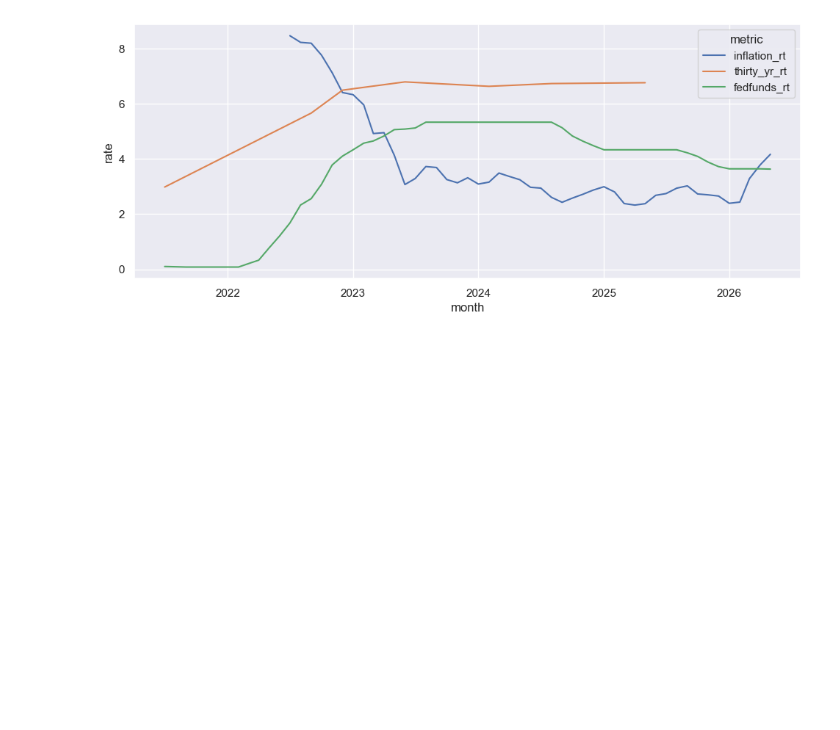
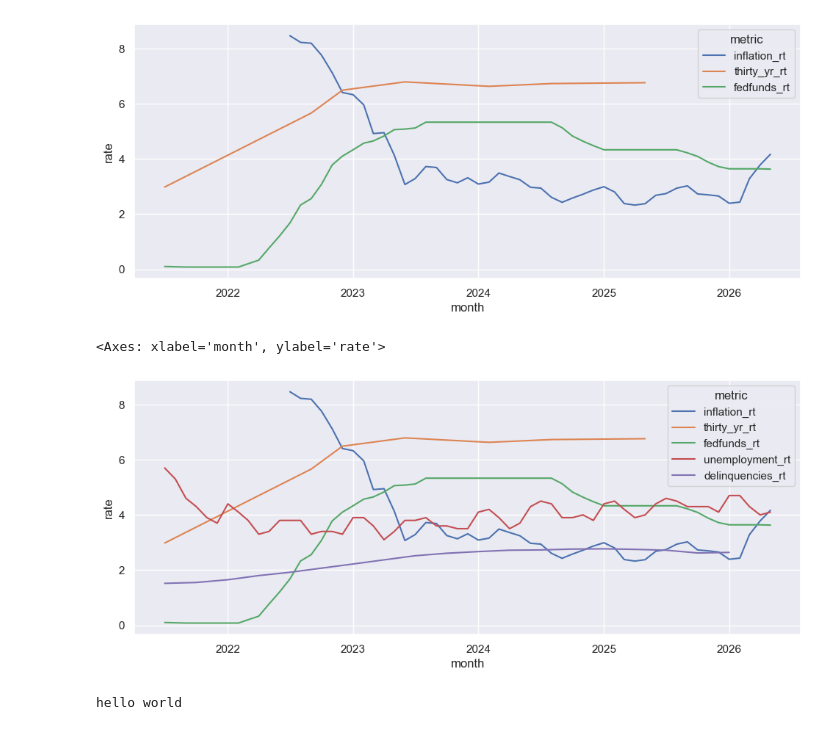
Before and after one commit to pval108/economic-review, a Jupyter notebook: economics.ipynb, the cells around one changed output. Drawn from its saved outputs; the diff is of its cells as text; code cells hidden in the pictures; blank space fills up the shorter version.

```diff
--- a/economics.ipynb
+++ b/economics.ipynb
@@ -34,5 +34,5 @@ employment_nonfarm = pdr.get_data_fred('PAYEMS')#.pct_change(periods=12) * 100
 employment_nonfarm = employment_nonfarm.rename(columns={'PAYEMS': 'employment_nonfarm'})
 # %%
 #employment - non farming
-thirtyr = pdr.get_data_fred('MORTGAGE30US')#.pct_change(periods=12) * 100
+thirtyr = pdr.get_data_fred('MORTGAGE30US',timeout = 60)#.pct_change(periods=12) * 100
 thirtyr = thirtyr.rename(columns={'MORTGAGE30US': 'thirty_yr_rt'})
@@ -151,6 +149,21 @@ sns.lineplot(x, x='month', y='rate', hue='metric')
 # %% [output]
 <Axes: xlabel='month', ylabel='rate'>
 [figure]
+# %%
+sns.set_theme(rc={'figure.figsize':(11.7,4.5)})
+
+x = df_long.copy()
+allowed_metrics = ['inflation_rt', 'thirty_yr_rt',
+       'fedfunds_rt', 'unemployment_rt', 'delinquencies_rt']
+x = x[x['metric'].isin(allowed_metrics)]
+sns.lineplot(x, x='month', y='rate', hue='metric')
+# %% [output]
+<Axes: xlabel='month', ylabel='rate'>
+[figure, added]
+# %%
+print('hello world')
+# %% [output]
+hello world
 # %%
 employed = pd.DataFrame(fred.get_series('PAYEMS')).reset_index() #mortgage rates
 employed['employed_difference'] = employed[0] - employed[0].shift(1)
```
Also changed, not shown: parts of 1 cell of this notebook.
